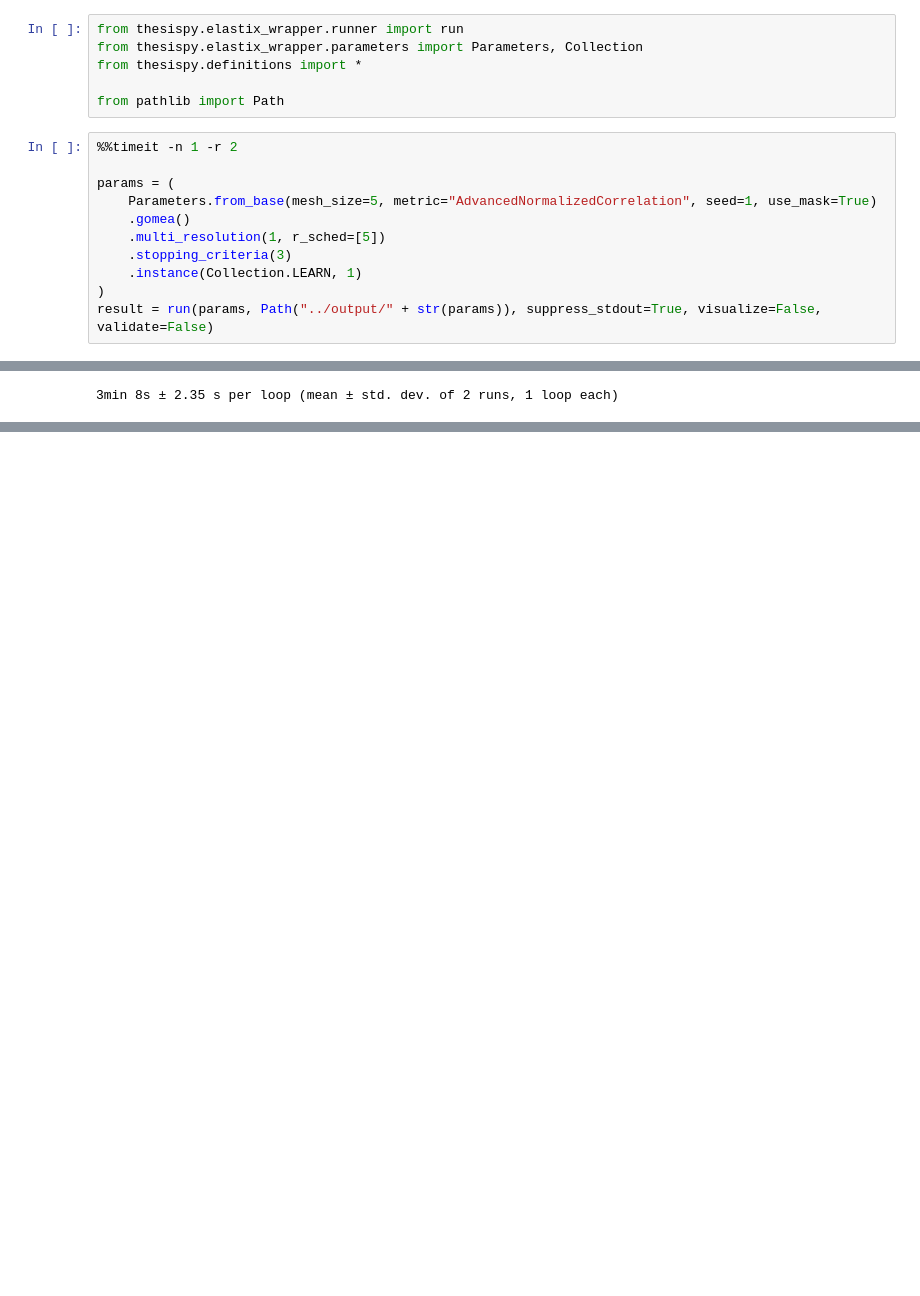
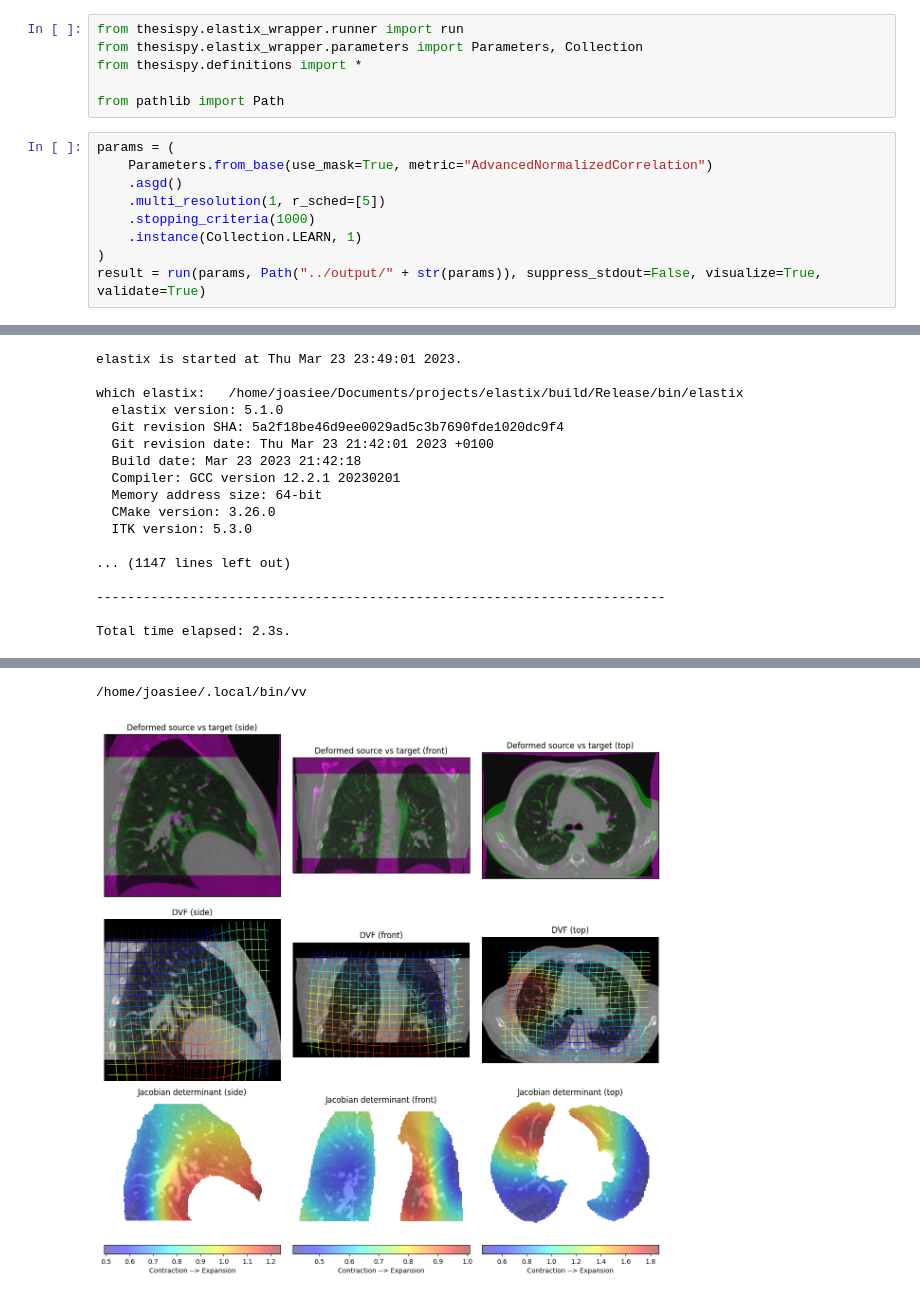
Before and after one commit to joasiee/elastix, a Jupyter notebook: experiments/notebooks/tests.ipynb, the cells around one changed output, grey strips where cells are left out. Cells and saved outputs as stored; diff of their text form; blank space fills up the shorter version.

```diff
--- a/experiments/notebooks/tests.ipynb
+++ b/experiments/notebooks/tests.ipynb
@@ -5,14 +5,12 @@ from thesispy.definitions import *
 
 from pathlib import Path
 # %%
-%%timeit -n 1 -r 2
-
 params = (
-    Parameters.from_base(mesh_size=5, metric="AdvancedNormalizedCorrelation", seed=1, use_mask=True)
-    .gomea()
+    Parameters.from_base(use_mask=True, metric="AdvancedNormalizedCorrelation")
+    .asgd()
     .multi_resolution(1, r_sched=[5])
-    .stopping_criteria(3)
+    .stopping_criteria(1000)
     .instance(Collection.LEARN, 1)
 )
-result = run(params, Path("../output/" + str(params)), suppress_stdout=True, visualize=False, validate=False)
+result = run(params, Path("../output/" + str(params)), suppress_stdout=False, visualize=True, validate=True)
 # %% [output]
@@ -23 +18,17 @@ result = run(params, Path("../output/" + str(params)), suppress_stdout=True, vis
-3min 8s ± 2.35 s per loop (mean ± std. dev. of 2 runs, 1 loop each)
+elastix is started at Thu Mar 23 23:49:01 2023.
+
+which elastix:   /home/joasiee/Documents/projects/elastix/build/Release/bin/elastix
+  elastix version: 5.1.0
+  Git revision SHA: 5a2f18be46d9ee0029ad5c3b7690fde1020dc9f4
+  Git revision date: Thu Mar 23 21:42:01 2023 +0100
+  Build date: Mar 23 2023 21:42:18
+  Compiler: GCC version 12.2.1 20230201
+  Memory address size: 64-bit
+  CMake version: 3.26.0
+  ITK version: 5.3.0
+
+... (1147 lines left out)
+
+-------------------------------------------------------------------------
+
+Total time elapsed: 2.3s.
@@ -23,0 +45,2 @@ result = run(params, Path("../output/" + str(params)), suppress_stdout=True, vis
+/home/joasiee/.local/bin/vv
+[figure, added]
```
Also changed, not shown: parts of 1 cell of this notebook, 14 other files.
